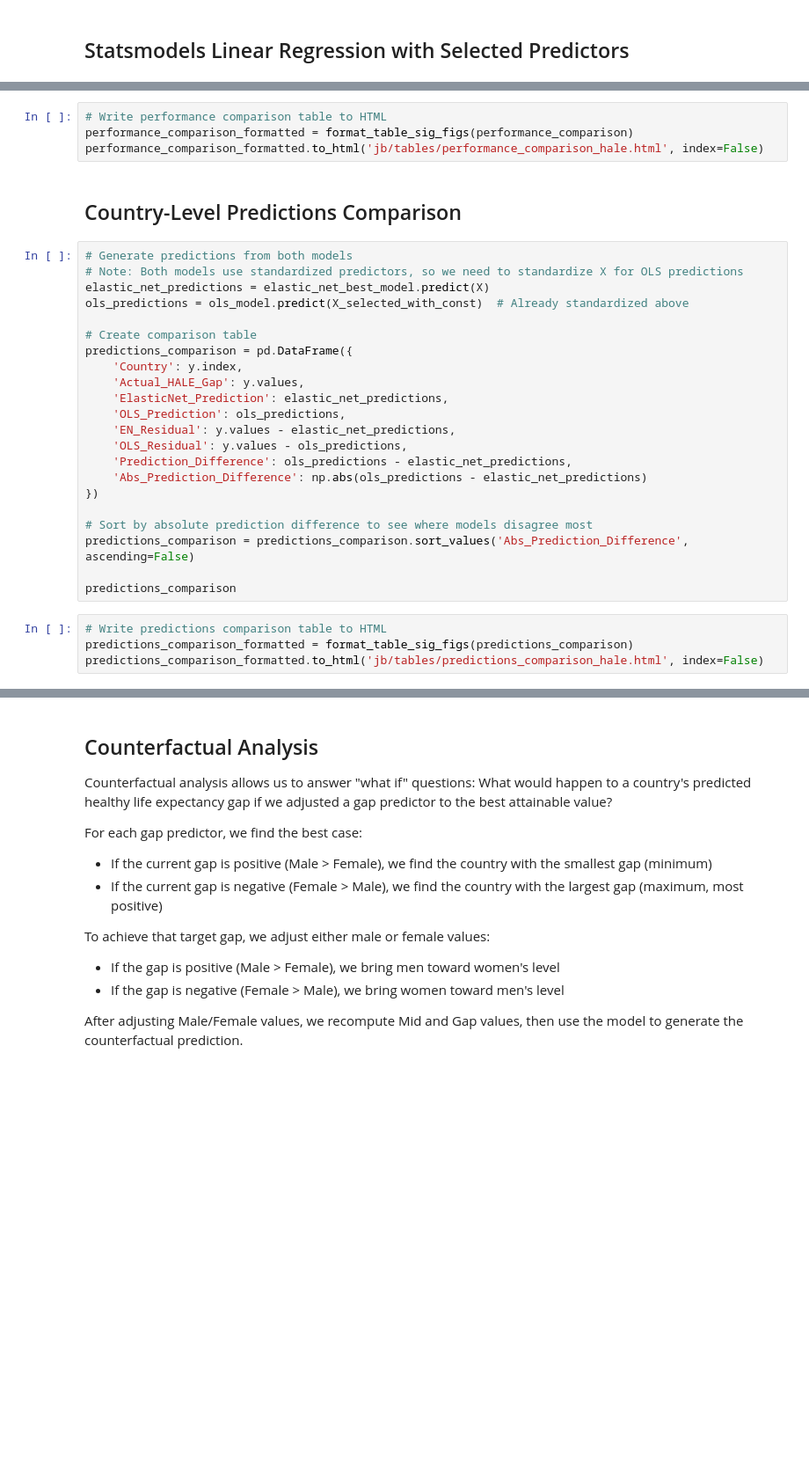
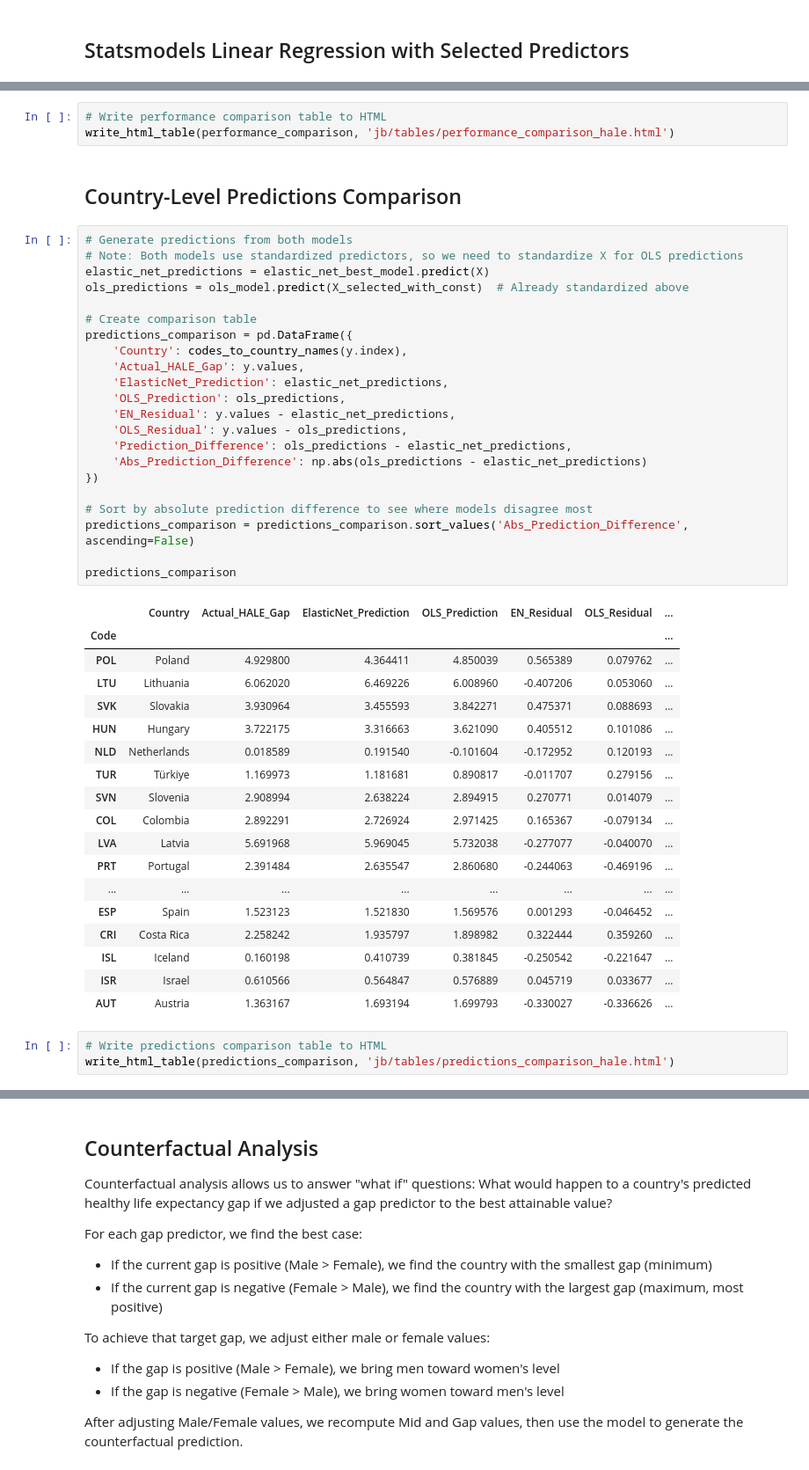
Before and after one commit to AllenDowney/EqualityWEF, a Jupyter notebook: HALE/model_hale.ipynb, the cells around one changed output, grey strips where cells are left out. Shown: that part at 88% size. Drawn from its saved outputs; the diff is of its cells as text; blank space fills up the shorter version.

```diff
--- a/HALE/model_hale.ipynb
+++ b/HALE/model_hale.ipynb
@@ -540,35 +738,52 @@ performance_comparison
 # %%
 # Write performance comparison table to HTML
-performance_comparison_formatted = format_table_sig_figs(performance_comparison)
-performance_comparison_formatted.to_html('jb/tables/performance_comparison_hale.html', index=False)
+write_html_table(performance_comparison, 'jb/tables/performance_comparison_hale.html')
 # %% [markdown]
 ## Country-Level Predictions Comparison
 # %%
 # Generate predictions from both models
 # Note: Both models use standardized predictors, so we need to standardize X for OLS predictions
 elastic_net_predictions = elastic_net_best_model.predict(X)
 ols_predictions = ols_model.predict(X_selected_with_const)  # Already standardized above
 
 # Create comparison table
 predictions_comparison = pd.DataFrame({
-    'Country': y.index,
+    'Country': codes_to_country_names(y.index),
     'Actual_HALE_Gap': y.values,
     'ElasticNet_Prediction': elastic_net_predictions,
     'OLS_Prediction': ols_predictions,
     'EN_Residual': y.values - elastic_net_predictions,
     'OLS_Residual': y.values - ols_predictions,
     'Prediction_Difference': ols_predictions - elastic_net_predictions,
     'Abs_Prediction_Difference': np.abs(ols_predictions - elastic_net_predictions)
 })
 
 # Sort by absolute prediction difference to see where models disagree most
 predictions_comparison = predictions_comparison.sort_values('Abs_Prediction_Difference', ascending=False)
 
 predictions_comparison
+# %% [output]
+|  | Country | Actual_HALE_Gap | ElasticNet_Prediction | OLS_Prediction | EN_Residual | OLS_Residual | ... |
+| Code |  |  |  |  |  |  | ... |
+| POL | Poland | 4.929800 | 4.364411 | 4.850039 | 0.565389 | 0.079762 | ... |
+| LTU | Lithuania | 6.062020 | 6.469226 | 6.008960 | -0.407206 | 0.053060 | ... |
+| SVK | Slovakia | 3.930964 | 3.455593 | 3.842271 | 0.475371 | 0.088693 | ... |
+| HUN | Hungary | 3.722175 | 3.316663 | 3.621090 | 0.405512 | 0.101086 | ... |
+| NLD | Netherlands | 0.018589 | 0.191540 | -0.101604 | -0.172952 | 0.120193 | ... |
+| TUR | Türkiye | 1.169973 | 1.181681 | 0.890817 | -0.011707 | 0.279156 | ... |
+| SVN | Slovenia | 2.908994 | 2.638224 | 2.894915 | 0.270771 | 0.014079 | ... |
+| COL | Colombia | 2.892291 | 2.726924 | 2.971425 | 0.165367 | -0.079134 | ... |
+| LVA | Latvia | 5.691968 | 5.969045 | 5.732038 | -0.277077 | -0.040070 | ... |
+| PRT | Portugal | 2.391484 | 2.635547 | 2.860680 | -0.244063 | -0.469196 | ... |
+| ... | ... | ... | ... | ... | ... | ... | ... |
+| ESP | Spain | 1.523123 | 1.521830 | 1.569576 | 0.001293 | -0.046452 | ... |
+| CRI | Costa Rica | 2.258242 | 1.935797 | 1.898982 | 0.322444 | 0.359260 | ... |
+| ISL | Iceland | 0.160198 | 0.410739 | 0.381845 | -0.250542 | -0.221647 | ... |
+| ISR | Israel | 0.610566 | 0.564847 | 0.576889 | 0.045719 | 0.033677 | ... |
+| AUT | Austria | 1.363167 | 1.693194 | 1.699793 | -0.330027 | -0.336626 | ... |
 # %%
 # Write predictions comparison table to HTML
-predictions_comparison_formatted = format_table_sig_figs(predictions_comparison)
-predictions_comparison_formatted.to_html('jb/tables/predictions_comparison_hale.html', index=False)
+write_html_table(predictions_comparison, 'jb/tables/predictions_comparison_hale.html')
 # %%
 # Summary statistics of prediction differences
 print("Summary of Prediction Differences (OLS - Elastic Net):")
```
Also changed, not shown: parts of 48 cells of this notebook, 6 other files.
